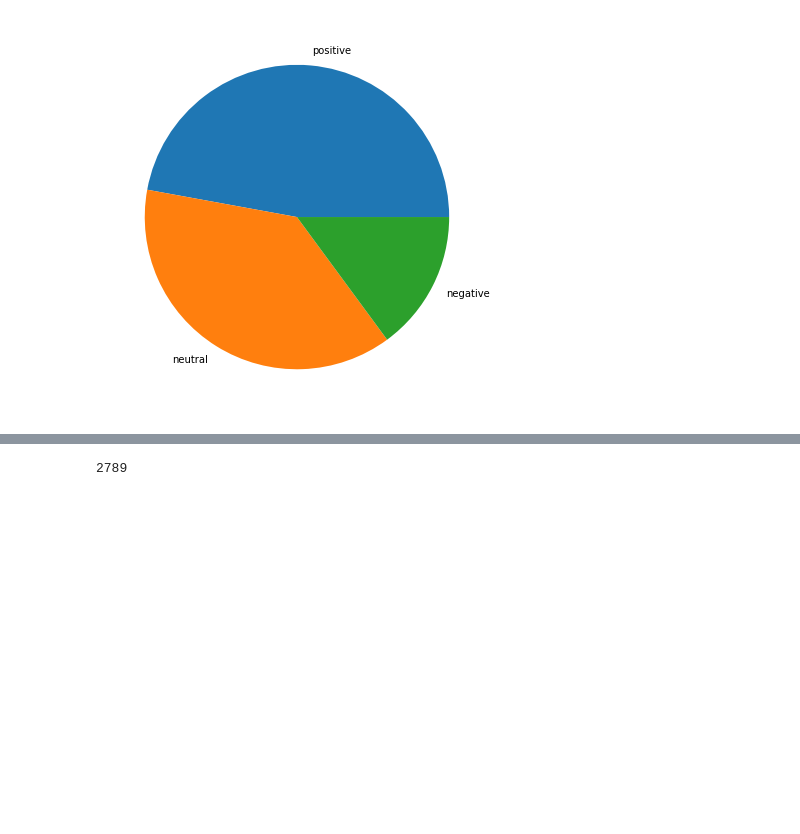
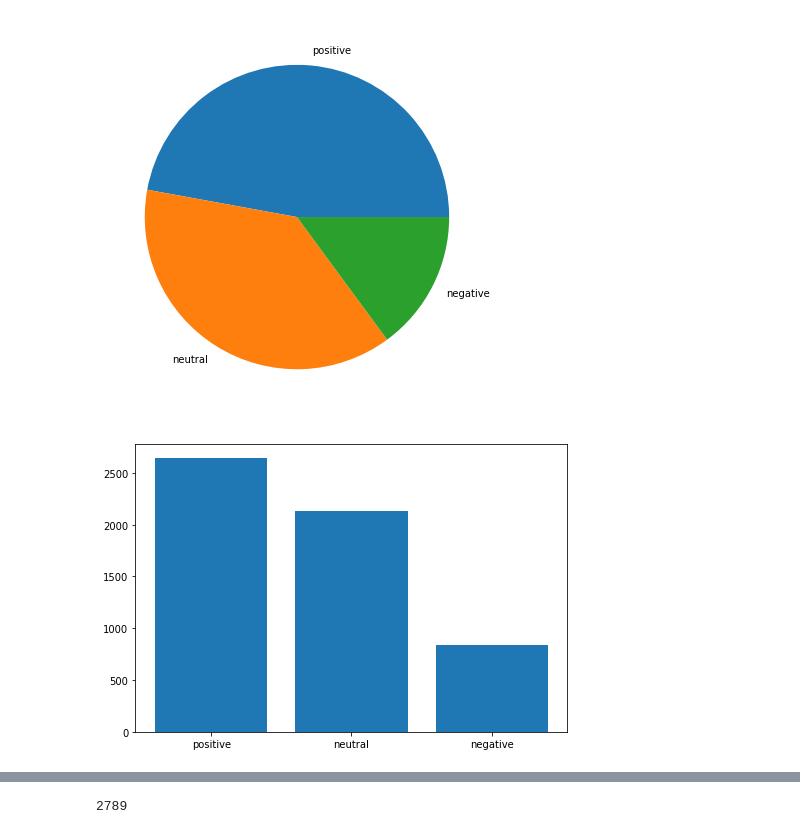
Before and after one commit to mozartofmath/week0_task2, a Jupyter notebook: Challenge_ Day2.ipynb, the cells around one changed output, grey strips where cells are left out. Cells and saved outputs as stored; diff of their text form; code cells hidden in the pictures; blank space fills up the shorter version.

Commit message:
added a few charts

```diff
--- a/Challenge_ Day2.ipynb
+++ b/Challenge_ Day2.ipynb
@@ -240,6 +240,15 @@ plt.pie(data, labels = labels)
 plt.show()
 # %% [output]
 [figure]
+# %%
+fig = plt.figure()
+ax = fig.add_axes([0,0,1,1])
+labels = list(summary.keys())
+data = [summary[key] for key in summary.keys()]
+ax.bar(labels,data)
+plt.show()
+# %% [output]
+[figure, added]
 # %%
 new_df = clean_tweet[clean_tweet['score'] != 'neutral']
 # %%
```
Also changed, not shown: parts of 8 cells of this notebook.
